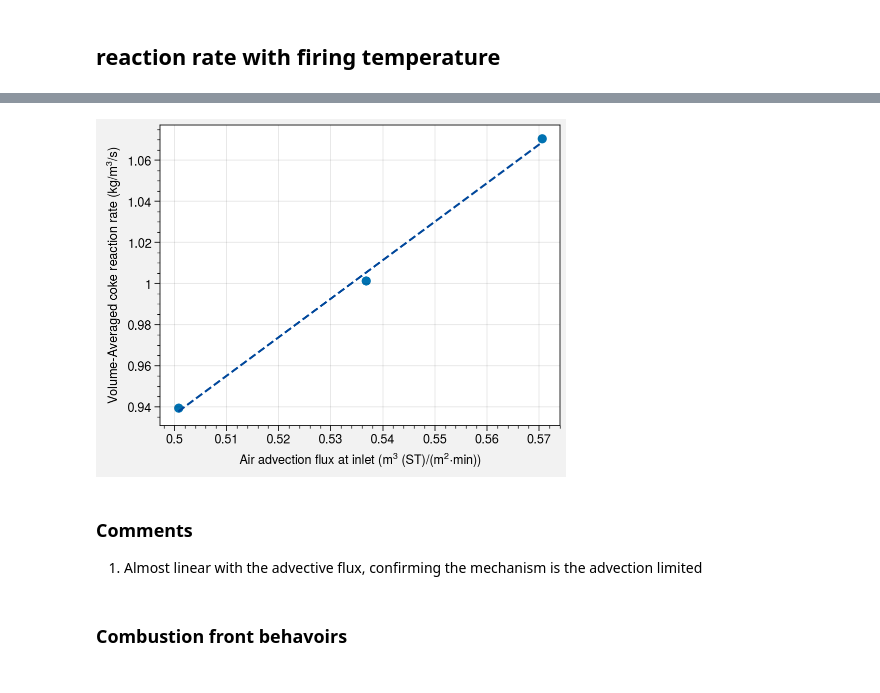
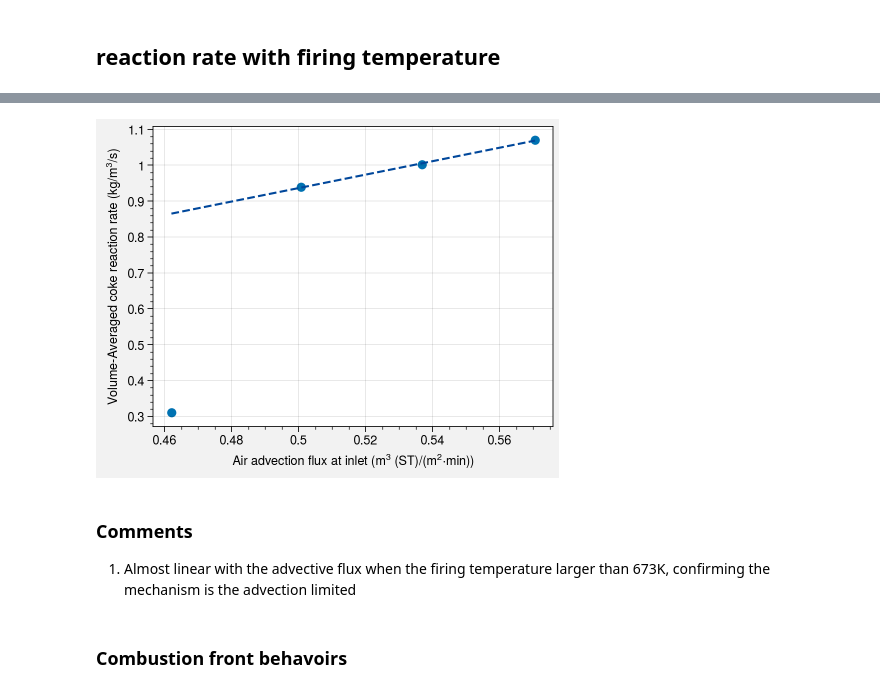
Before and after one commit to anoldfriend0718/openfoam, a Jupyter notebook: run/cokeCombustion/DaAnalysis/Pe1e-2/analysisDaEffect.ipynb, the cells around one changed output, grey strips where cells are left out. Drawn from its saved outputs; the diff is of its cells as text; code cells hidden in the pictures.

```diff
--- a/run/cokeCombustion/DaAnalysis/Pe1e-2/analysisDaEffect.ipynb
+++ b/run/cokeCombustion/DaAnalysis/Pe1e-2/analysisDaEffect.ipynb
@@ -27,8 +27,8 @@ data_folder="postProcess"
 save_folder="postProcess/images"
 transverse_data_folder="postProcess/transverseAveragedData"
 # %%
-# max_t_case_T573=str(list(np.sort([float(i) for i in pyFigure.get_times_from_data_folder(os.path.join(case_T573,transverse_data_folder))]))[-1])
-# print(f"max time of case_T573: {max_t_case_T573}")
+max_t_case_T573=str(list(np.sort([float(i) for i in pyFigure.get_times_from_data_folder(os.path.join(case_T573,transverse_data_folder))]))[-1])
+print(f"max time of case_T573: {max_t_case_T573}")
 
 max_t_case_T673=str(list(np.sort([float(i) for i in pyFigure.get_times_from_data_folder(os.path.join(case_T673,transverse_data_folder))]))[-1])
 print(f"max time of case_T673: {max_t_case_T673}")
@@ -108,21 +109,21 @@ fig.savefig('./MaximumTransverselyAveragedTemperature.jpg', dpi=600)
 # %% [markdown]
 ## reaction rate with firing temperature
 # %%
-# df_rate_case_T573=pd.read_csv(os.path.join(case_T573,"postProcess/others/ReactionRateAndBurningRate.csv"))
+df_rate_case_T573=pd.read_csv(os.path.join(case_T573,"postProcess/others/ReactionRateAndBurningRate.csv"))
 df_rate_case_T673=pd.read_csv(os.path.join(case_T673,"postProcess/others/ReactionRateAndBurningRate.csv"))
 df_rate_case_T773=pd.read_csv(os.path.join(case_T773,"postProcess/others/ReactionRateAndBurningRate.csv"))
 df_rate_case_T873=pd.read_csv(os.path.join(case_T873,"postProcess/others/ReactionRateAndBurningRate.csv"))
 
-# coke_rate_case_T573=list(df_rate_case_T573[df_rate_case_T573["time"]==float(max_t_case_T573)]["vol_averaged_reaction_rate"])[0]
+coke_rate_case_T573=list(df_rate_case_T573[df_rate_case_T573["time"]==float(max_t_case_T573)]["vol_averaged_reaction_rate"])[0]
 coke_rate_case_T673=list(df_rate_case_T673[df_rate_case_T673["time"]==float(max_t_case_T673)]["vol_averaged_reaction_rate"])[0]
 coke_rate_case_T773=list(df_rate_case_T773[df_rate_case_T773["time"]==float(max_t_case_T773)]["vol_averaged_reaction_rate"])[0]
 coke_rate_case_T873=list(df_rate_case_T873[df_rate_case_T873["time"]==float(max_t_case_T873)]["vol_averaged_reaction_rate"])[0]
 
-# T=[573,673,773,873]
-# coke_rates=[coke_rate_case_T573,coke_rate_case_T673,coke_rate_case_T773,coke_rate_case_T873]
+T=[573,673,773,873]
+coke_rates=[coke_rate_case_T573,coke_rate_case_T673,coke_rate_case_T773,coke_rate_case_T873]
 
-T=[673,773,873]
-coke_rates=[coke_rate_case_T673,coke_rate_case_T773,coke_rate_case_T873]
+# T=[673,773,873]
+# coke_rates=[coke_rate_case_T673,coke_rate_case_T773,coke_rate_case_T873]
 # %%
 fig, ax = plot.subplots( aspect=(4, 3), axwidth=4)
 ax.scatter(T,coke_rates)
@@ -141,12 +142,12 @@ def process_df_O2_flux(df_O2_flux_at_inlet,DO2=7.63596e-6,pixelResolution=0.5e-6
     df_O2_flux_at_inlet["total_flux"]=df_O2_flux_at_inlet["diffusive_flux"]+df_O2_flux_at_inlet["advective_flux"]
     return df_O2_flux_at_inlet
 # %%
-# df_O2_flux_at_inlet_case_T573=pd.read_csv(os.path.join(case_T573,"postProcess/others/O2FluxsAtInlet.csv"))
+df_O2_flux_at_inlet_case_T573=pd.read_csv(os.path.join(case_T573,"postProcess/others/O2FluxsAtInlet.csv"))
 df_O2_flux_at_inlet_case_T673=pd.read_csv(os.path.join(case_T673,"postProcess/others/O2FluxsAtInlet.csv"))
 df_O2_flux_at_inlet_case_T773=pd.read_csv(os.path.join(case_T773,"postProcess/others/O2FluxsAtInlet.csv"))
 df_O2_flux_at_inlet_case_T873=pd.read_csv(os.path.join(case_T873,"postProcess/others/O2FluxsAtInlet.csv"))
 
-# df_O2_flux_at_inlet_case_T573=process_df_O2_flux(df_O2_flux_at_inlet_case_T573,DO2 =4.87334E-06)
+df_O2_flux_at_inlet_case_T573=process_df_O2_flux(df_O2_flux_at_inlet_case_T573,DO2 =4.87334E-06)
 df_O2_flux_at_inlet_case_T673=process_df_O2_flux(df_O2_flux_at_inlet_case_T673,DO2=6.20322E-06)
 df_O2_flux_at_inlet_case_T773=process_df_O2_flux(df_O2_flux_at_inlet_case_T773,DO2=7.63596e-6)
 df_O2_flux_at_inlet_case_T873=process_df_O2_flux(df_O2_flux_at_inlet_case_T873,DO2=9.16465E-06)
@@ -205,34 +206,38 @@ fig.savefig('./cokeReactionRate~AirdiffusionFlux.jpg', dpi=600)
 # %%
-# advective_O2_flux_case_T573=list(df_O2_flux_at_inlet_case_T573[df_O2_flux_at_inlet_case_T573["time"]==float(max_t_case_T573)]["advective_flux"])[0]
+advective_O2_flux_case_T573=list(df_O2_flux_at_inlet_case_T573[df_O2_flux_at_inlet_case_T573["time"]==float(max_t_case_T573)]["advective_flux"])[0]
 advective_O2_flux_case_T673=list(df_O2_flux_at_inlet_case_T673[df_O2_flux_at_inlet_case_T673["time"]==float(max_t_case_T673)]["advective_flux"])[0]
 advective_O2_flux_case_T773=list(df_O2_flux_at_inlet_case_T773[df_O2_flux_at_inlet_case_T773["time"]==float(max_t_case_T773)]["advective_flux"])[0]
 advective_O2_flux_case_T873=list(df_O2_flux_at_inlet_case_T873[df_O2_flux_at_inlet_case_T873["time"]==float(max_t_case_T873)]["advective_flux"])[0]
 
-# advective_O2_fluxs=[advective_O2_flux_case_T573,advective_O2_flux_case_T673,advective_O2_flux_case_T773,advective_O2_flux_case_T873]
+advective_O2_fluxs=[advective_O2_flux_case_T573,advective_O2_flux_case_T673,advective_O2_flux_case_T773,advective_O2_flux_case_T873]
 
-advective_O2_fluxs=[advective_O2_flux_case_T673,advective_O2_flux_case_T773,advective_O2_flux_case_T873]
+# advective_O2_fluxs=[advective_O2_flux_case_T673,advective_O2_flux_case_T773,advective_O2_flux_case_T873]
 
 
 O2Fraction=0.22
 rhoST=1.2758
 area=1*1200*pixelResolution #z 1m
 advective_O2_flux_ST_volume=[ flux/O2Fraction/rhoST/area*60 for flux in advective_O2_fluxs] #m3 (ST)/(m2 min)
 
 fig, ax = plot.subplots( aspect=(4, 3), axwidth=4)
 ax.scatter(advective_O2_flux_ST_volume,coke_rates)
 
-coef = np.polyfit(advective_O2_flux_ST_volume,coke_rates,1)
+advective_O2_flux_ST_volume2=[ i for i in advective_O2_flux_ST_volume]
+coke_rates2=[ i for i in coke_rates]
+advective_O2_flux_ST_volume2.pop(0)
+coke_rates2.pop(0)
+coef = np.polyfit(advective_O2_flux_ST_volume2,coke_rates2,1)
 poly1d_fn = np.poly1d(coef)
 ax.plot(advective_O2_flux_ST_volume,poly1d_fn(advective_O2_flux_ST_volume),ls="--",color=plot.scale_luminance('cerulean', 0.5))
 
 ax.format(xlabel="Air advection flux at inlet (m$^3$ (ST)/(m$^2$$\cdot$min))",
           ylabel="Volume-Averaged coke reaction rate (kg/m$^3$/s)")
 fig.savefig('./cokeReactionRate~AirAdvectionFlux.jpg', dpi=600)
 # %% [output]
-[figure, old version]
+[figure, new version]
 # %% [markdown]
 ### Comments
-1. Almost linear with the advective flux, confirming the mechanism is the advection limited
+1. Almost linear with the advective flux when the firing temperature larger than 673K, confirming the mechanism is the advection limited
 # %% [markdown]
 ### Combustion front behavoirs
 # %%
```
Also changed, not shown: parts of 11 cells of this notebook, 49 other files.
